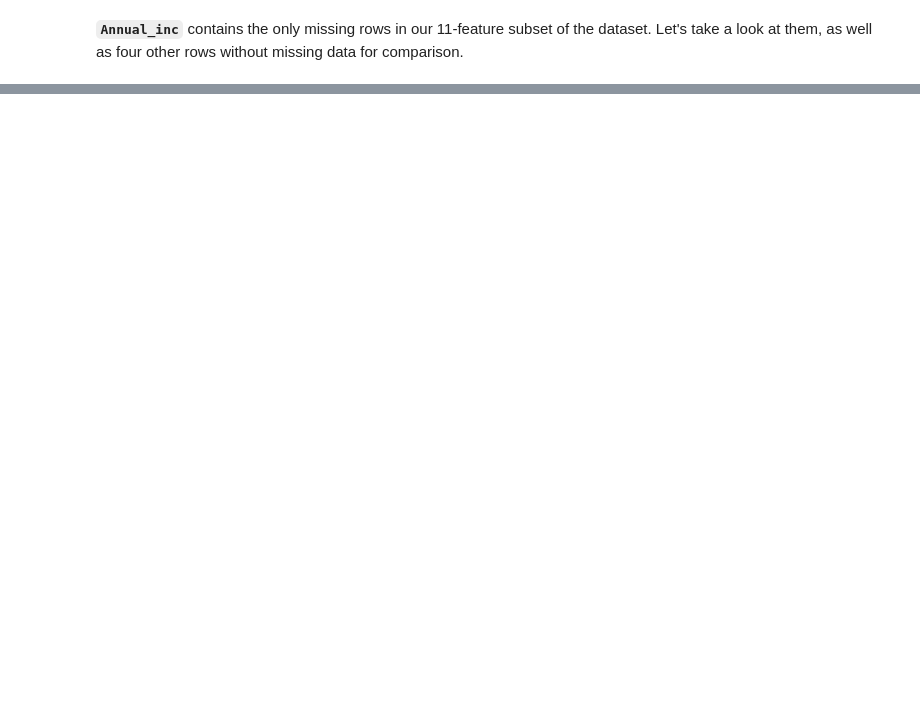
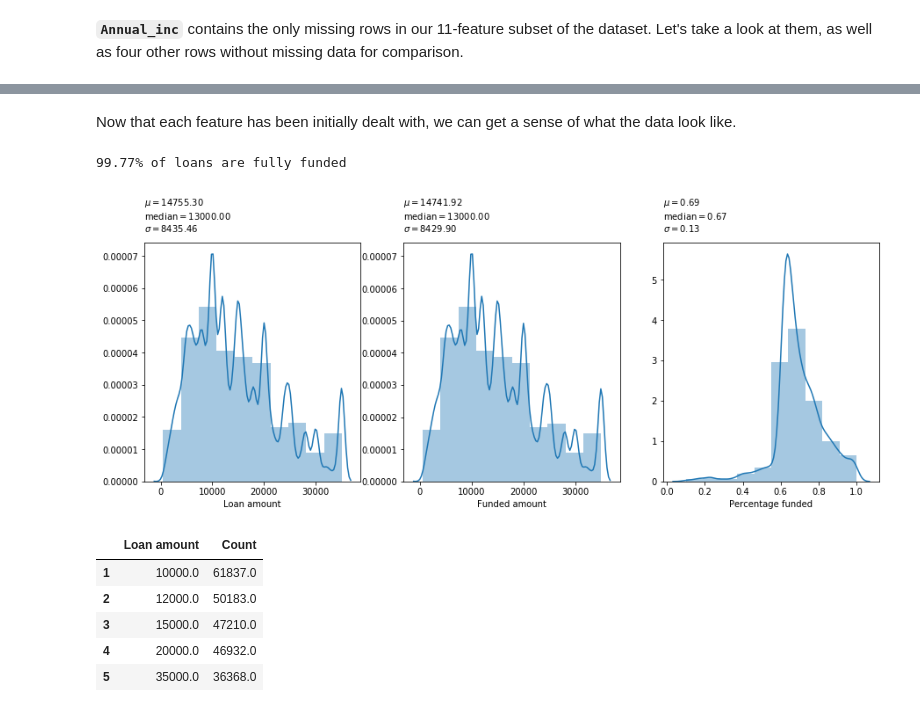
Before and after one commit to ryanpeabody/bx-data-science, a Jupyter notebook: lending-club-analysis.ipynb, the cells around one changed output, grey strips where cells are left out. Drawn from its saved outputs; the diff is of its cells as text; code cells hidden in the pictures; blank space fills up the shorter version.

```diff
--- a/lending-club-analysis.ipynb
+++ b/lending-club-analysis.ipynb
@@ -108,0 +144,4 @@ There is
+# %%
+df.dropna(axis=0, inplace=True)
+df.index = range(0, len(df))
+print('Total number of rows: {}'.format(df.shape[0]))
@@ -108,0 +152,2 @@ There is
+# %%
+df['issue_d'] = pd.to_datetime(df.loc[:, 'issue_d']).apply(lambda dt: dt.replace(day=15))
@@ -108,0 +156,3 @@ There is
+# %%
+print(df['loan_status'].unique())
+df['loan_status'] = pd.Categorical(df['loan_status'])
@@ -108,0 +186,44 @@ There is
+# %% [markdown]
+Now that each feature has been initially dealt with, we can get a sense of what the data look like.
+# %%
+# Local plotting function
+def plot(x, ax, xl):
+    sns.distplot(x, bins=10)
+    mu = x.mean()
+    median = np.median(x)
+    sigma = x.std()
+    s = '\n'.join((r'$\mu=%.2f$' % (mu, ), r'$\mathrm{median}=%.2f$' % (median, ), r'$\sigma=%.2f$' % (sigma, )))
+    ax.text(0, 1.2, s, transform=ax.transAxes, fontsize=10, verticalalignment='top')
+    ax.set_xlabel(xl)
+# %%
+fig = plt.figure(figsize = (15, 5))
+
+ax = fig.add_subplot(1, 3, 1)
+x = df['loan_amnt']
+plot(x, ax, 'Loan amount')
+
+ax = fig.add_subplot(1, 3, 2)
+x = df['funded_amnt']
+plot(x, ax, 'Funded amount')
+
+ax = fig.add_subplot(1, 3, 3)
+x = df['funded_amnt']/df['loan_amnt']
+x = x[x != 1]
+plot(x, ax, 'Percentage funded')
+#plt.savefig('loan_funding_amnts.png', bbox_inches='tight', dpi=480)
+
+print('')
+print("%.2f%% of loans are fully funded" % (100-len(x)/len(df)*100))
+plt.show()
+
+display(pd.DataFrame(data=[df['loan_amnt'].value_counts().head().index, df['loan_amnt'].value_counts().head()],
+                     columns=range(1,6), index=['Loan amount', 'Count']).transpose())
+# %% [output]
+99.77% of loans are fully funded
+[figure, added]
+|  | Loan amount | Count |
+| 1 | 10000.0 | 61837.0 |
+| 2 | 12000.0 | 50183.0 |
+| 3 | 15000.0 | 47210.0 |
+| 4 | 20000.0 | 46932.0 |
+| 5 | 35000.0 | 36368.0 |
```
Also changed, not shown: parts of 50 cells of this notebook, 2 other files.
